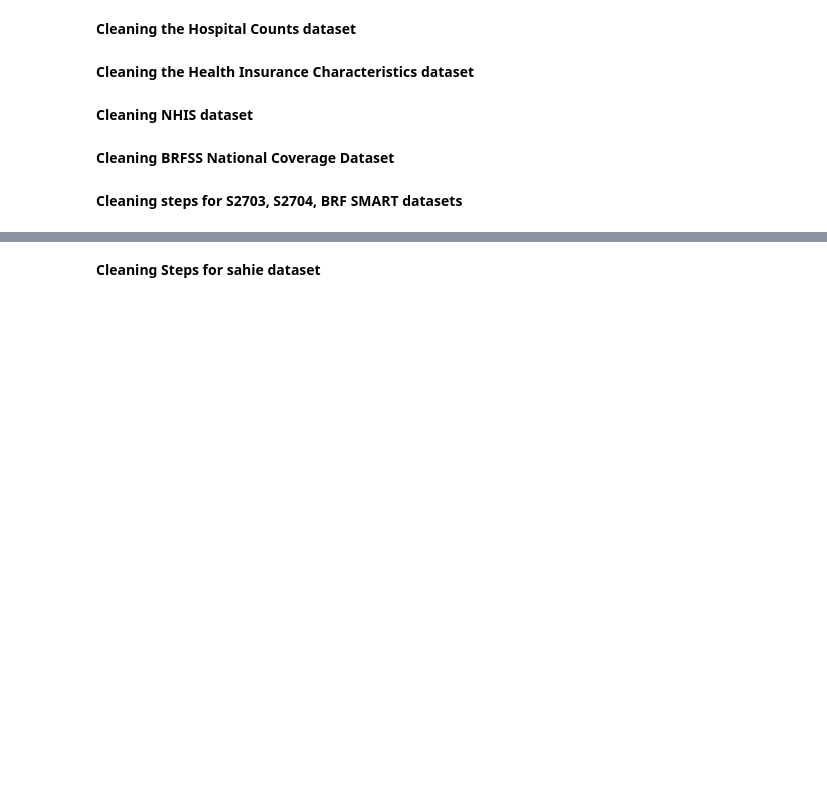
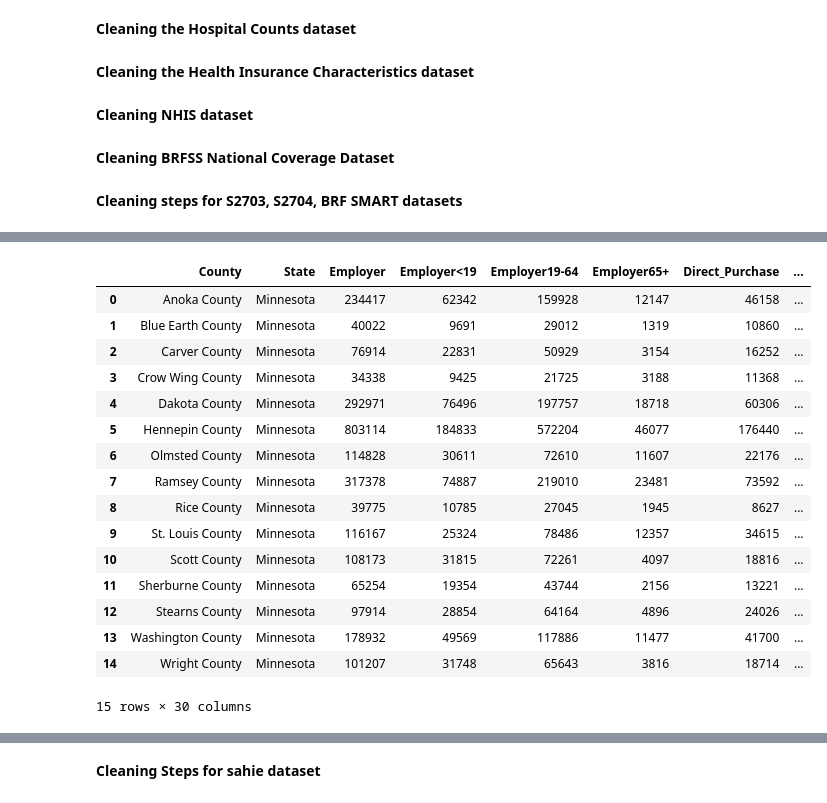
Before and after one commit to kylee-lapierre/capstone-healthcare, a Jupyter notebook: code/Dataset Cleaning.ipynb, the cells around one changed output, grey strips where cells are left out. Saved outputs shown, nothing was run; the diff lists cells and outputs as text; code cells hidden in the pictures; blank space fills up the shorter version.

```diff
--- a/code/Dataset Cleaning.ipynb
+++ b/code/Dataset Cleaning.ipynb
@@ -435,18 +412,18 @@ mnS2703_t
 # %%
 #converting data types
-mnS2703_t = mnS2703_t.convert_dtypes()
+s2703_t = s2703_t.convert_dtypes()
 
-mnS2704_t = mnS2704_t.convert_dtypes()
+s2704_t = s2704_t.convert_dtypes()
 # %%
 #drop Civilian noninstitutionalized population columns
 
-mnS2703_t = mnS2703_t.drop(['Civilian noninstitutionalized population'], axis = 1)
-mnS2704_t = mnS2704_t.drop(['Civilian noninstitutionalized population'], axis = 1)
+s2703_t = s2703_t.drop(['Civilian noninstitutionalized population'], axis = 1)
+s2704_t = s2704_t.drop(['Civilian noninstitutionalized population'], axis = 1)
 # %%
 #remove commas in numerical columns
-mnS2703_t = mnS2703_t.replace(",","", regex=True)
+s2703_t = s2703_t.replace(",","", regex=True)
 
-mnS2704_t = mnS2704_t.replace(",","", regex=True)
+s2704_t = s2704_t.replace(",","", regex=True)
 # %%
 #convert all columns except County to numeric
 #mnS2703_t = mnS2703_t.astype({col: int for col in mnS2703_t.columns[1:]})
@@ -454,5 +431,5 @@ mnS2704_t = mnS2704_t.replace(",","", regex=True)
 #mnS2704_t = mnS2704_t.astype({col: int for col in mnS2704_t.columns[1:]})
 # %%
 
-mnS2703_t['State'] = 'Minnesota'
-mnS2704_t['State']= 'Minnesota'
+s2703_t['State'] = 'Minnesota'
+s2704_t['State']= 'Minnesota'
@@ -479,3 +436,23 @@ mnS2703_t
+# %%
+s2703_t
+# %% [output]
+|  | County | State | Employer | Employer<19 | Employer19-64 | Employer65+ | Direct_Purchase | ... |
+| 0 | Anoka County | Minnesota | 234417 | 62342 | 159928 | 12147 | 46158 | ... |
+| 1 | Blue Earth County | Minnesota | 40022 | 9691 | 29012 | 1319 | 10860 | ... |
+| 2 | Carver County | Minnesota | 76914 | 22831 | 50929 | 3154 | 16252 | ... |
+| 3 | Crow Wing County | Minnesota | 34338 | 9425 | 21725 | 3188 | 11368 | ... |
+| 4 | Dakota County | Minnesota | 292971 | 76496 | 197757 | 18718 | 60306 | ... |
+| 5 | Hennepin County | Minnesota | 803114 | 184833 | 572204 | 46077 | 176440 | ... |
+| 6 | Olmsted County | Minnesota | 114828 | 30611 | 72610 | 11607 | 22176 | ... |
+| 7 | Ramsey County | Minnesota | 317378 | 74887 | 219010 | 23481 | 73592 | ... |
+| 8 | Rice County | Minnesota | 39775 | 10785 | 27045 | 1945 | 8627 | ... |
+| 9 | St. Louis County | Minnesota | 116167 | 25324 | 78486 | 12357 | 34615 | ... |
+| 10 | Scott County | Minnesota | 108173 | 31815 | 72261 | 4097 | 18816 | ... |
+| 11 | Sherburne County | Minnesota | 65254 | 19354 | 43744 | 2156 | 13221 | ... |
+| 12 | Stearns County | Minnesota | 97914 | 28854 | 64164 | 4896 | 24026 | ... |
+| 13 | Washington County | Minnesota | 178932 | 49569 | 117886 | 11477 | 41700 | ... |
+| 14 | Wright County | Minnesota | 101207 | 31748 | 65643 | 3816 | 18714 | ... |
+15 rows × 30 columns
 # %%
 #setting column names for transfer back to spark dataframe
 
```
Also changed, not shown: parts of 43 cells of this notebook.
